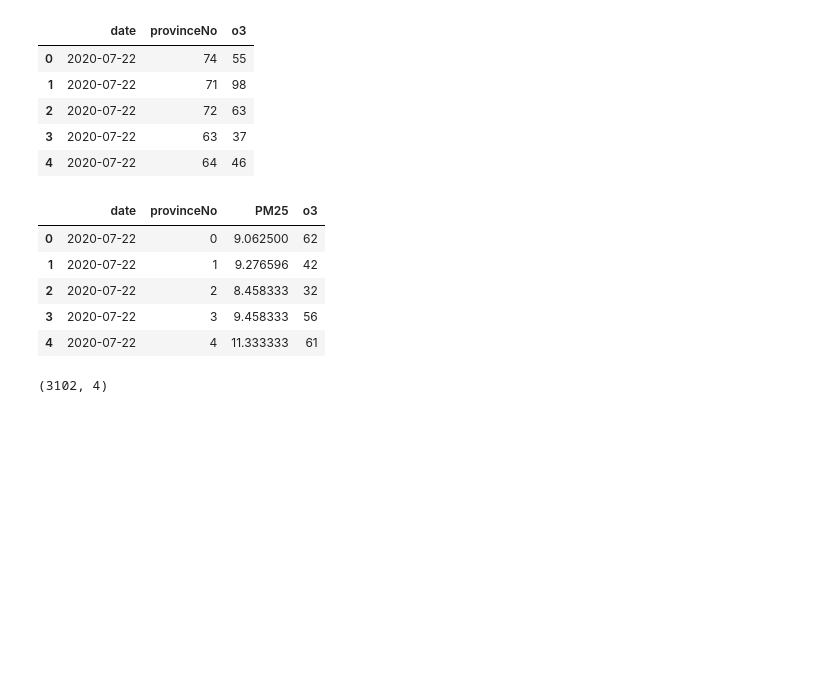
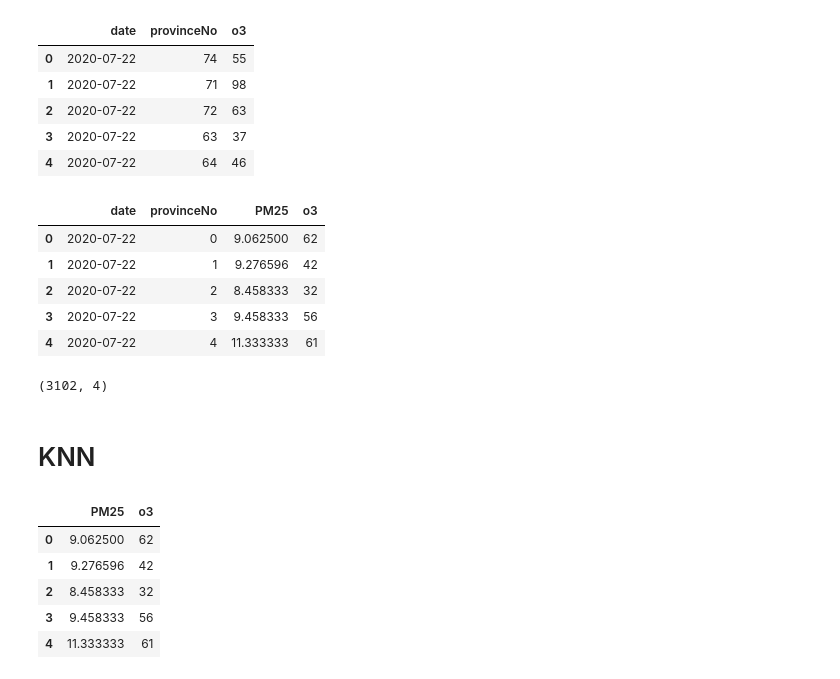
Before and after one commit to Peemajoke/DataSciProject2, a Jupyter notebook: Code/ProjectCode.ipynb, the cells around one changed output. Saved outputs shown, nothing was run; the diff lists cells and outputs as text; code cells hidden in the pictures; blank space fills up the shorter version.

```diff
--- a/Code/ProjectCode.ipynb
+++ b/Code/ProjectCode.ipynb
@@ -450,0 +453,2 @@ df_merge.shape
+# %% [markdown]
+# KNN
@@ -450,0 +457,10 @@ df_merge.shape
+# %%
+df20200722 = df_merge[df_merge['date'] == '2020-07-22'].iloc[:,2:]
+df20200722.head()
+# %% [output]
+|  | PM25 | o3 |
+| 0 | 9.062500 | 62 |
+| 1 | 9.276596 | 42 |
+| 2 | 8.458333 | 32 |
+| 3 | 9.458333 | 56 |
+| 4 | 11.333333 | 61 |
```
Also changed, not shown: parts of 16 cells of this notebook.
